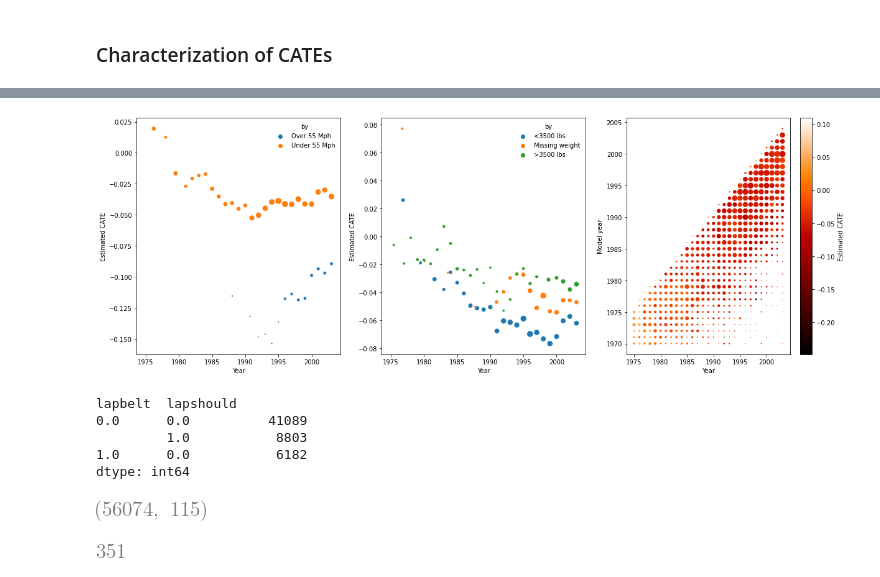
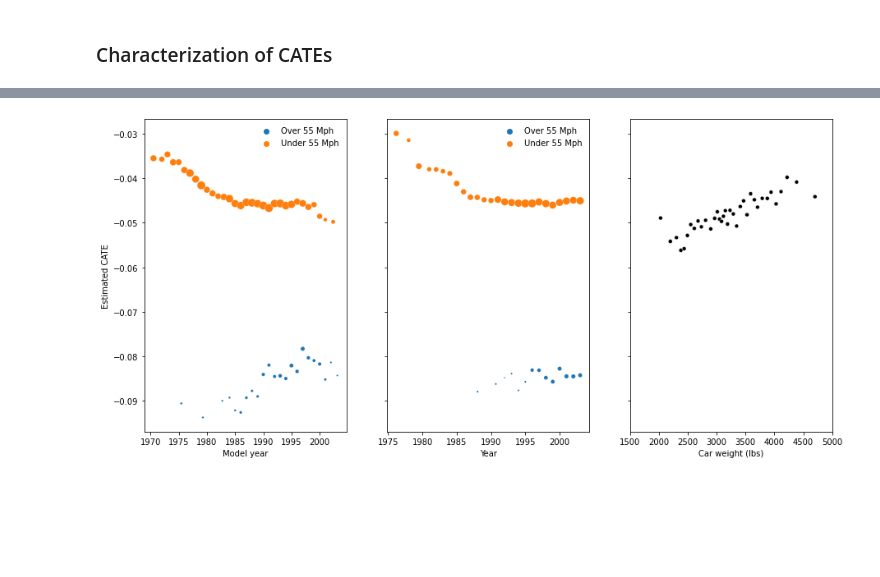
Before and after one commit to alemartinello/IZA-ML-for-policy, a Jupyter notebook: notebooks/test_alem.ipynb, the cells around one changed output, grey strips where cells are left out. Saved outputs shown, nothing was run; the diff lists cells and outputs as text; code cells hidden in the pictures; blank space fills up the shorter version.

```diff
--- a/notebooks/test_alem.ipynb
+++ b/notebooks/test_alem.ipynb
@@ -101,6 +109,7 @@ df_sel = df[[feat for feat in df.columns if not feat.startswith('imp')]]
 df_sel = df_sel[~df_sel.isna().max(axis=1)]
 df_sel['modelyr'] = df_sel['modelyr'].astype(int)
 df_sel = df_sel[df_sel['year']<=2003]
+df_sel['car_age'] = df_sel['year'] - df_sel['modelyr']
 # %%
 y = df_sel['death']
 T = df_sel['restraint']
@@ -149,8 +184,9 @@ X = df_sel[[col for col in df_sel.columns if col not in ['lapbelt', 'lapshould',
 X = pipe.fit_transform(W)
 # %%
 %%time
-model_t = HistGradientBoostingClassifier(max_iter=100, n_iter_no_change=10, max_depth=10, early_stopping=True, random_state=cfg.random_state)
-model_y = HistGradientBoostingRegressor(max_iter=100, n_iter_no_change=10, max_depth=10, early_stopping=True, random_state=cfg.random_state)
-cf = CausalForestDML(model_t=model_t, model_y=model_y, cv=cv_splitter, discrete_treatment=True, random_state=cfg.random_state)
+model_t = HistGradientBoostingClassifier(max_iter=100, n_iter_no_change=10, max_depth=5, early_stopping=True, random_state=cfg.random_state)
+model_y = HistGradientBoostingRegressor(max_iter=100, n_iter_no_change=10, max_depth=5, early_stopping=True, random_state=cfg.random_state)
+cf = CausalForestDML(model_t=model_t, model_y=model_y, cv=cv_splitter, discrete_treatment=True, random_state=cfg.random_state,
+                    min_samples_split=100, min_samples_leaf=50, max_depth=3)
 cf.fit(y, T.values, X=X)
 # %% [output]
@@ -223,30 +293,26 @@ hm = (
 hm.columns = ['year', 'modelyr', 'mean', 'count']
 # %%
 from src.dmlutils import binscatter
-fig, ax = plt.subplots(1,3, figsize=(20, 7), sharex=True)
+fig, ax = plt.subplots(1,3, figsize=(15, 7), sharex=False, sharey=True)
+
+toplot = binscatter(y=pd.DataFrame(cates), x=X[['modelyr']], by=X['splmU55'], nbins=50)
+sns.scatterplot(data=toplot, x='x', y='y', hue='by', s=100*toplot['count']/toplot['count'].max(), ax=ax[0])
+ax[0].legend(handles= ax[0].legend_.legendHandles, labels = ['Over 55 Mph', 'Under 55 Mph'], frameon=False)
+ax[0].set_ylabel('Estimated CATE')
+ax[0].set_xlabel('Model year')
 
 toplot = binscatter(y=pd.DataFrame(cates), x=X[['year']], by=X['splmU55'], nbins=50)
-sns.scatterplot(data=toplot, x='x', y='y', hue='by', s=100*toplot['count']/toplot['count'].max(), ax=ax[0])
-ax[0].legend(handles= ax[0].legend_.legendHandles, labels = ['Over 55 Mph', 'Under 55 Mph'], frameon=False, title='by')
-ax[0].set_ylabel('Estimated CATE')
-ax[0].set_xlabel('Year')
-
-toplot = binscatter(y=pd.DataFrame(cates), x=X[['year']], by=codeweight, nbins=50)
 sns.scatterplot(data=toplot, x='x', y='y', hue='by', s=100*toplot['count']/toplot['count'].max(), ax=ax[1])
-ax[1].legend(frameon=False, title='by')
+ax[1].legend(handles= ax[1].legend_.legendHandles, labels = ['Over 55 Mph', 'Under 55 Mph'], frameon=False)
 ax[1].set_ylabel('Estimated CATE')
 ax[1].set_xlabel('Year')
 
-
-sns.scatterplot(data=hm, x='year', y='modelyr', hue='mean', s=100*hm['count']/hm['count'].max(), ax=ax[2], palette='gist_heat')
-norm = plt.Normalize(hm['mean'].min(), hm['mean'].max())
-sm = plt.cm.ScalarMappable(cmap="gist_heat", norm=norm)
-sm.set_array([])
-ax[2].get_legend().remove()
-ax[2].figure.colorbar(sm).set_label('Estimated CATE')
-ax[2].set_xlabel('Year')
-ax[2].set_ylabel('Model year')
+toplot = binscatter(y=pd.DataFrame(cates), x=X[['thoulbs_I']]*1000, nbins=50)
+sns.scatterplot(data=toplot, x='x', y='y', s=300*toplot['count']/toplot['count'].max(), ax=ax[2], color='black')
+# ax[1].set_ylabel('Estimated CATE')
+ax[2].set_xlabel('Car weight (lbs)')
+ax[2].set_xlim(1500,5000)
 
 plt.show()
 # %% [output]
-[figure, old version]
+[figure, new version]
@@ -256,16 +318,0 @@ diag = DML_diagnostics(dml)
-# %%
-X.value_counts()
-# %% [output]
-lapbelt  lapshould
-0.0      0.0          41089
-         1.0           8803
-1.0      0.0           6182
-dtype: int64
-# %%
-pipe.transform(W).shape
-# %% [output]
-[figure, removed]
-# %%
-dml.models_y[0][0].n_features_in_
-# %% [output]
-[figure, removed]
```
Also changed, not shown: parts of 39 cells of this notebook, 2 other files.
